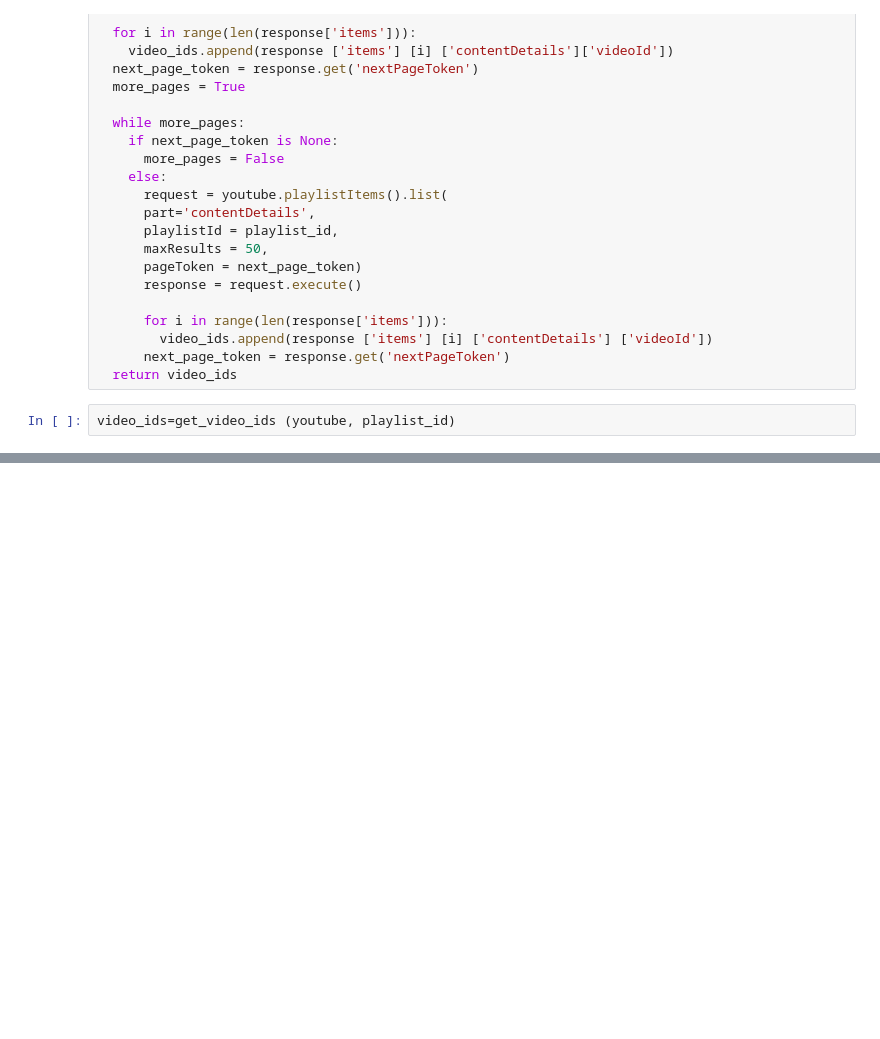
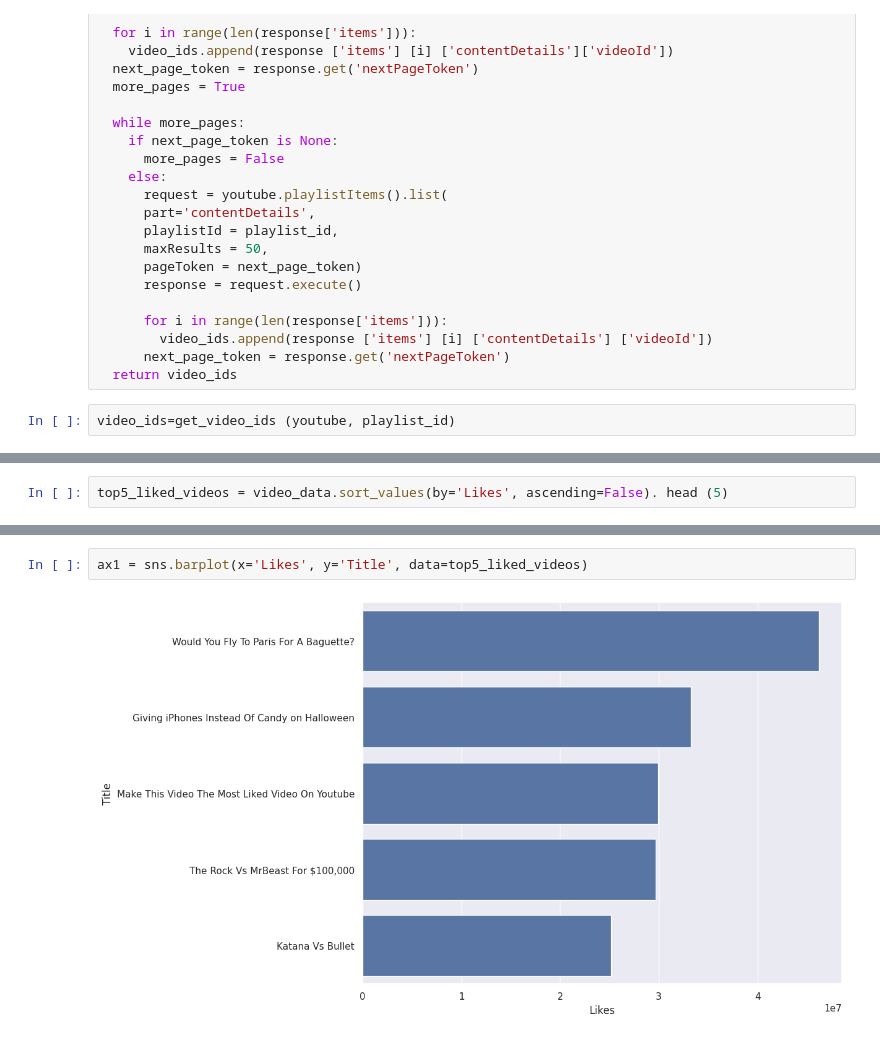
Before and after one commit to Nilin-Balaji/Youtube-Data-Analysis-using-API, a Jupyter notebook: YT_Analysis_Project.ipynb, the cells around one changed output, grey strips where cells are left out. Saved outputs shown, nothing was run; the diff lists cells and outputs as text; blank space fills up the shorter version.

```diff
--- a/YT_Analysis_Project.ipynb
+++ b/YT_Analysis_Project.ipynb
@@ -122,0 +169,2 @@ get_video_details(youtube, video_ids)
+# %%
+top5_liked_videos = video_data.sort_values(by='Likes', ascending=False). head (5)
@@ -122,0 +180,4 @@ get_video_details(youtube, video_ids)
+# %%
+ax1 = sns.barplot(x='Likes', y='Title', data=top5_liked_videos)
+# %% [output]
+[figure, added]
```
Also changed, not shown: parts of 14 cells of this notebook.
